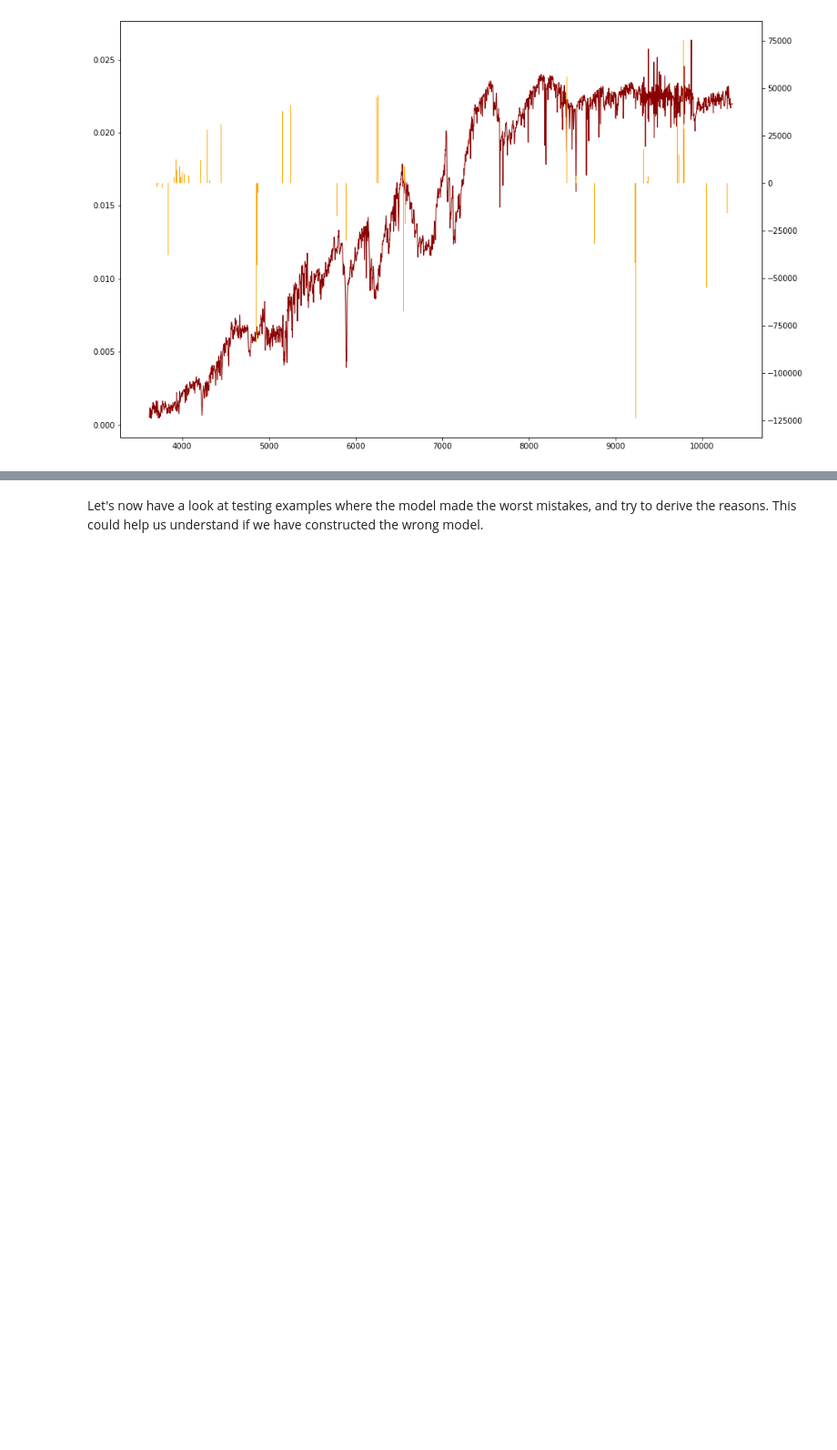
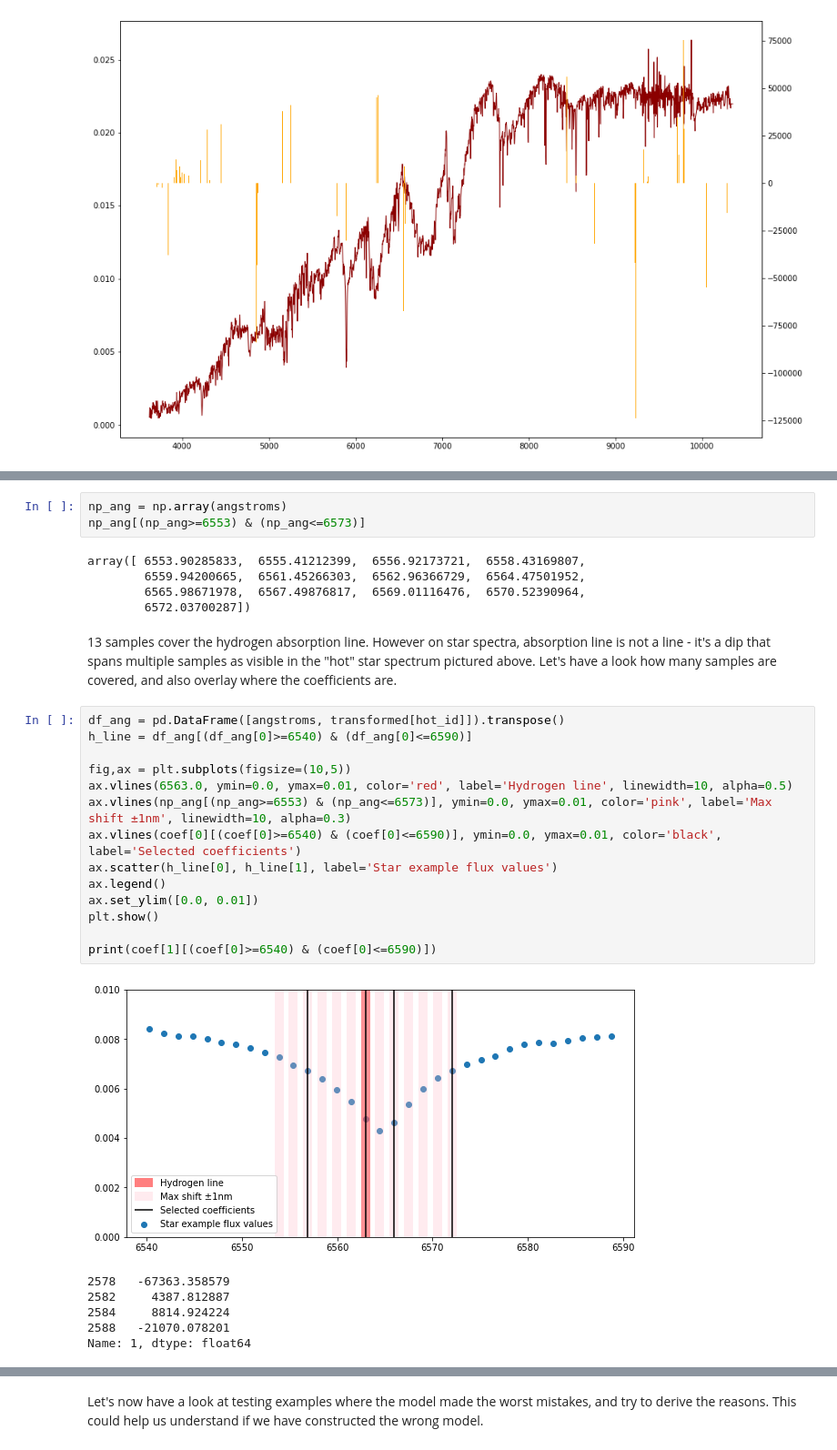
Before and after one commit to mateusz/sdss_mastar, a Jupyter notebook: 05_manual.ipynb, the cells around one changed output, grey strips where cells are left out. Shown at 91% size. Cells and saved outputs as stored; diff of their text form; blank space fills up the shorter version.

```diff
--- a/05_manual.ipynb
+++ b/05_manual.ipynb
@@ -213,0 +220,31 @@ Another angle would be to get the worst-performing examples, and see if they are
+# %%
+np_ang = np.array(angstroms)
+np_ang[(np_ang>=6553) & (np_ang<=6573)]
+# %% [output]
+array([ 6553.90285833,  6555.41212399,  6556.92173721,  6558.43169807,
+        6559.94200665,  6561.45266303,  6562.96366729,  6564.47501952,
+        6565.98671978,  6567.49876817,  6569.01116476,  6570.52390964,
+        6572.03700287])
+# %% [markdown]
+13 samples cover the hydrogen absorption line. However on star spectra, absorption line is not a line - it's a dip that spans multiple samples as visible in the "hot" star spectrum pictured above. Let's have a look how many samples are covered, and also overlay where the coefficients are.
+# %%
+df_ang = pd.DataFrame([angstroms, transformed[hot_id]]).transpose()
+h_line = df_ang[(df_ang[0]>=6540) & (df_ang[0]<=6590)]
+
+fig,ax = plt.subplots(figsize=(10,5))
+ax.vlines(6563.0, ymin=0.0, ymax=0.01, color='red', label='Hydrogen line', linewidth=10, alpha=0.5)
+ax.vlines(np_ang[(np_ang>=6553) & (np_ang<=6573)], ymin=0.0, ymax=0.01, color='pink', label='Max shift ±1nm', linewidth=10, alpha=0.3)
+ax.vlines(coef[0][(coef[0]>=6540) & (coef[0]<=6590)], ymin=0.0, ymax=0.01, color='black', label='Selected coefficients')
+ax.scatter(h_line[0], h_line[1], label='Star example flux values')
+ax.legend()
+ax.set_ylim([0.0, 0.01])
+plt.show()
+
+print(coef[1][(coef[0]>=6540) & (coef[0]<=6590)])
+# %% [output]
+[figure, added]
+2578   -67363.358579
+2582     4387.812887
+2584     8814.924224
+2588   -21070.078201
+Name: 1, dtype: float64
```
Also changed, not shown: parts of 3 cells of this notebook.
